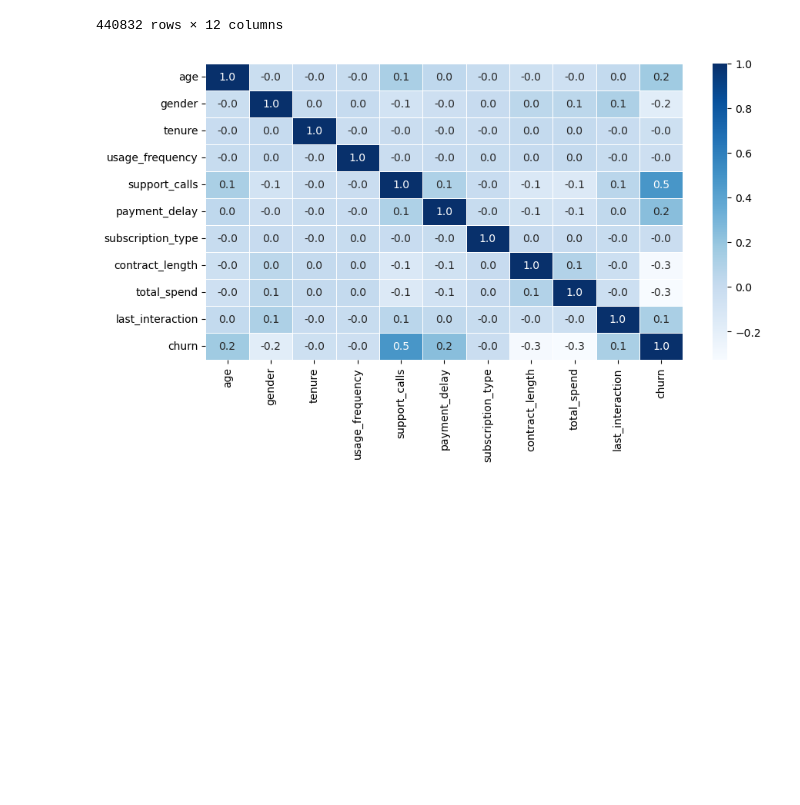
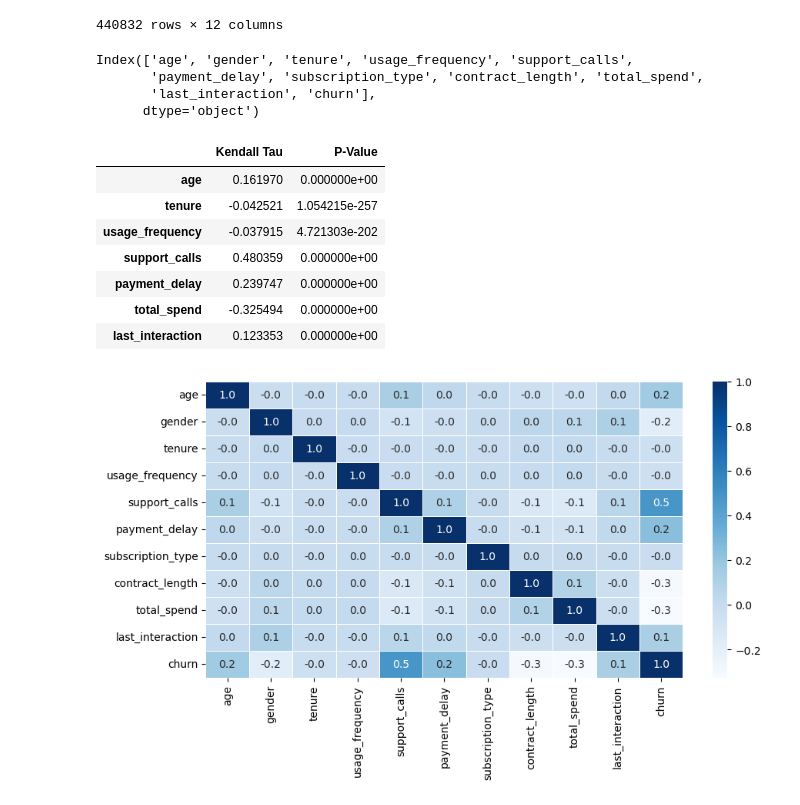
Before and after one commit to FTDS-assignment-bay/p2-final-project-ftds-033-rmt-group-002, a Jupyter notebook: model_predict.ipynb, the cells around one changed output. Cells and saved outputs as stored; diff of their text form; code cells hidden in the pictures; blank space fills up the shorter version.

```diff
--- a/model_predict.ipynb
+++ b/model_predict.ipynb
@@ -379,6 +379,35 @@ df_model
 | 440830 | 449998 | 28 | Male | 55 | 14 | 2 | 0 | ... |
 | 440831 | 449999 | 31 | Male | 48 | 20 | 1 | 14 | ... |
 440832 rows × 12 columns
+# %%
+df_model.columns
+# %% [output]
+Index(['age', 'gender', 'tenure', 'usage_frequency', 'support_calls',
+       'payment_delay', 'subscription_type', 'contract_length', 'total_spend',
+       'last_interaction', 'churn'],
+      dtype='object')
+# %%
+from scipy.stats import kendalltau
+
+columns = ["age", "tenure", "usage_frequency", "support_calls", "payment_delay", "total_spend", "last_interaction"]
+
+correlation_results = {}
+
+for col in columns:
+    tau, p_value = kendalltau(df_model[col], df_model["churn"])
+    correlation_results[col] = {"Kendall Tau": tau, "P-Value": p_value}
+
+correlation_df = pd.DataFrame(correlation_results).T
+correlation_df
+# %% [output]
+|  | Kendall Tau | P-Value |
+| age | 0.161970 | 0.000000e+00 |
+| tenure | -0.042521 | 1.054215e-257 |
+| usage_frequency | -0.037915 | 4.721303e-202 |
+| support_calls | 0.480359 | 0.000000e+00 |
+| payment_delay | 0.239747 | 0.000000e+00 |
+| total_spend | -0.325494 | 0.000000e+00 |
+| last_interaction | 0.123353 | 0.000000e+00 |
 # %%
 df_coor = df.copy()
 
```
Also changed, not shown: parts of 6 cells of this notebook, 2 other files.
